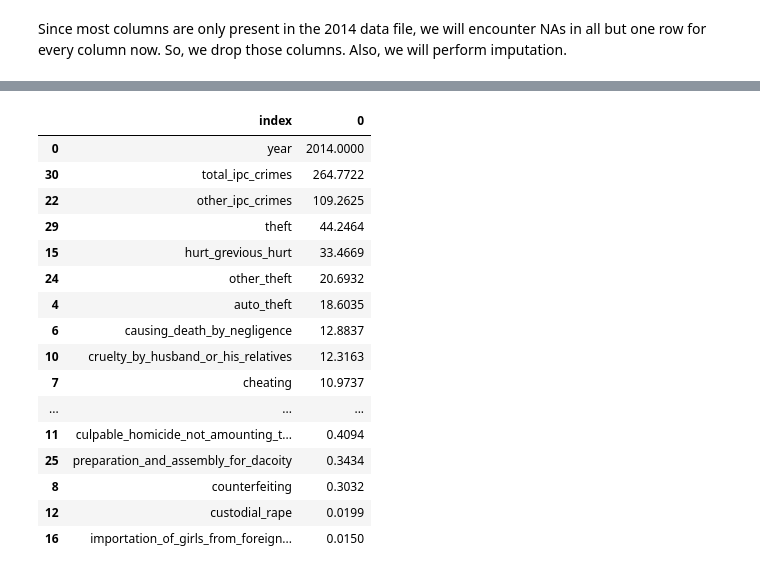
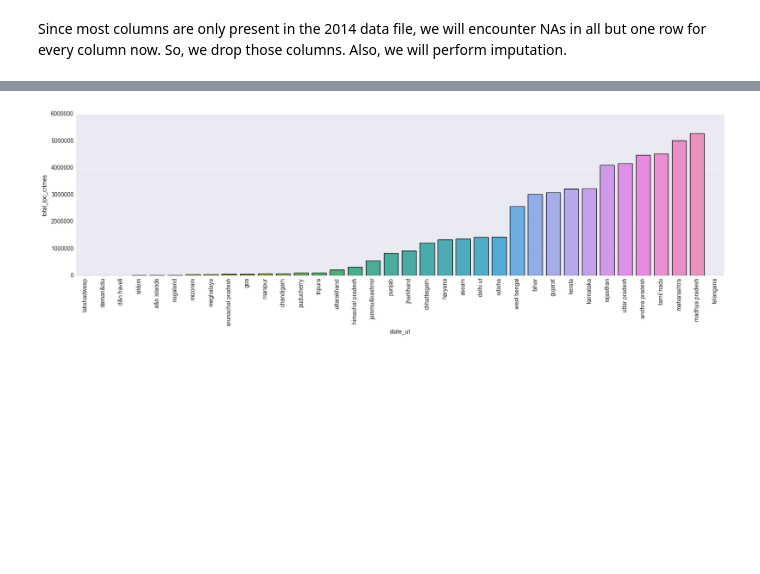
Before and after one commit to yesemsanthoshkumar/crime_data_analysis, a Jupyter notebook: notebooks/district_wise_crimes_committed.ipynb, the cells around one changed output, grey strips where cells are left out. Saved outputs shown, nothing was run; the diff lists cells and outputs as text; code cells hidden in the pictures; blank space fills up the shorter version.

```diff
--- a/notebooks/district_wise_crimes_committed.ipynb
+++ b/notebooks/district_wise_crimes_committed.ipynb
@@ -101,20 +105,14 @@ sn.heatmap(corr, mask=mask, ax=ax, square=True)
-# %%
-yr_agg.max().reset_index().sort_values(by=0, ascending=False)
-# %% [output]
-|  | index | 0 |
-| 0 | year | 2014.0000 |
-| 30 | total_ipc_crimes | 264.7722 |
-| 22 | other_ipc_crimes | 109.2625 |
-| 29 | theft | 44.2464 |
-| 15 | hurt_grevious_hurt | 33.4669 |
-| 24 | other_theft | 20.6932 |
-| 4 | auto_theft | 18.6035 |
-| 6 | causing_death_by_negligence | 12.8837 |
-| 10 | cruelty_by_husband_or_his_relatives | 12.3163 |
-| 7 | cheating | 10.9737 |
-| ... | ... | ... |
-| 11 | culpable_homicide_not_amounting_t... | 0.4094 |
-| 25 | preparation_and_assembly_for_dacoity | 0.3434 |
-| 8 | counterfeiting | 0.3032 |
-| 12 | custodial_rape | 0.0199 |
-| 16 | importation_of_girls_from_foreign... | 0.0150 |
+# %%
+group_by = ["state_ut"]
+columns_of_interest = ["total_ipc_crimes"]
+state_grp = no_total[columns_of_interest + group_by].groupby(["state_ut"])
+state_agg = state_grp.sum().reset_index().sort_values(by='total_ipc_crimes')
+state_agg['total_ipc_crimes'] = state_agg.total_ipc_crimes.
+# %%
+fig = mplt.figure()
+fig.set_size_inches(20, 5)
+ax = fig.add_subplot(111)
+ax.set_xticklabels(state_agg.state_ut, rotation=90)
+b = sn.barplot(x='state_ut', y='total_ipc_crimes', data=state_agg, ax=ax)
+# %% [output]
+[figure, added]
```
Also changed, not shown: parts of 6 cells of this notebook, 3 other files.
